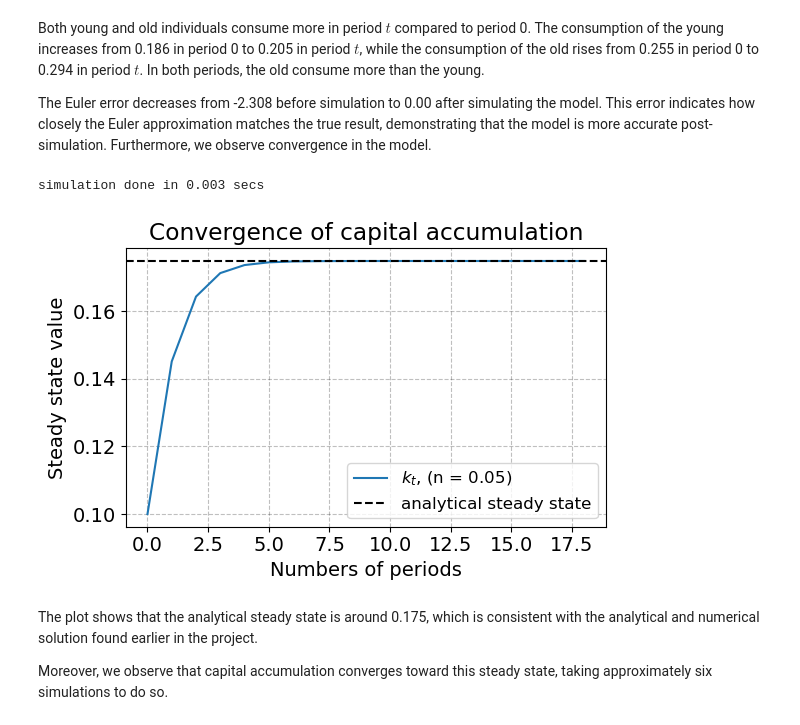
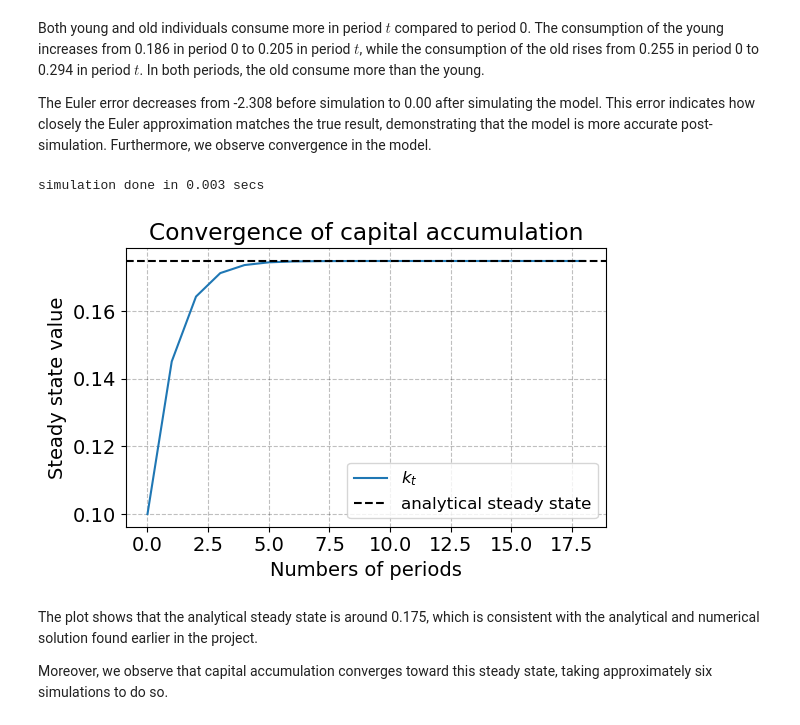
Before and after one commit to NumEconCopenhagen/projects-2024-Simon-C-og-Jens-H, a Jupyter notebook: modelproject/modelproject.ipynb, the cells around one changed output. Saved outputs shown, nothing was run; the diff lists cells and outputs as text; code cells hidden in the pictures.

```diff
--- a/modelproject/modelproject.ipynb
+++ b/modelproject/modelproject.ipynb
@@ -198,21 +188,21 @@ The Euler error decreases from -2.308 before simulation to 0.00 after simulating
 # %%
 # a. Calling our simulation and storing new variables
 model.simulate()
 
 # b. Plotting the simulation
 fig = plt.figure(figsize=(6,6/1.5))
 ax = fig.add_subplot(1,1,1)
-ax.plot(model.sim.k,label=r'$k_{t}$, (n = 0.05)') # Plotting k
+ax.plot(model.sim.k,label=r'$k_{t}$') # Plotting k
 ax.axhline(ks_1,ls='--',color='black',label='analytical steady state') # Plotting the analytical steady state
 ax.legend(frameon=True,fontsize=12)
 ax.set_title('Convergence of capital accumulation')
 ax.set_xlabel('Numbers of periods')
 ax.set_ylabel('Steady state value')
 fig.tight_layout()
 sim_k_old = model.sim.k.copy() # Creating a copy of the steady state simulation for later
 # %% [output]
 simulation done in 0.003 secs
-[figure, old version]
+[figure, new version]
 # %% [markdown]
 The plot shows that the analytical steady state is around 0.175, which is consistent with the analytical and numerical solution found earlier in the project.
 
```
Also changed, not shown: parts of 4 cells of this notebook, 3 other files.
